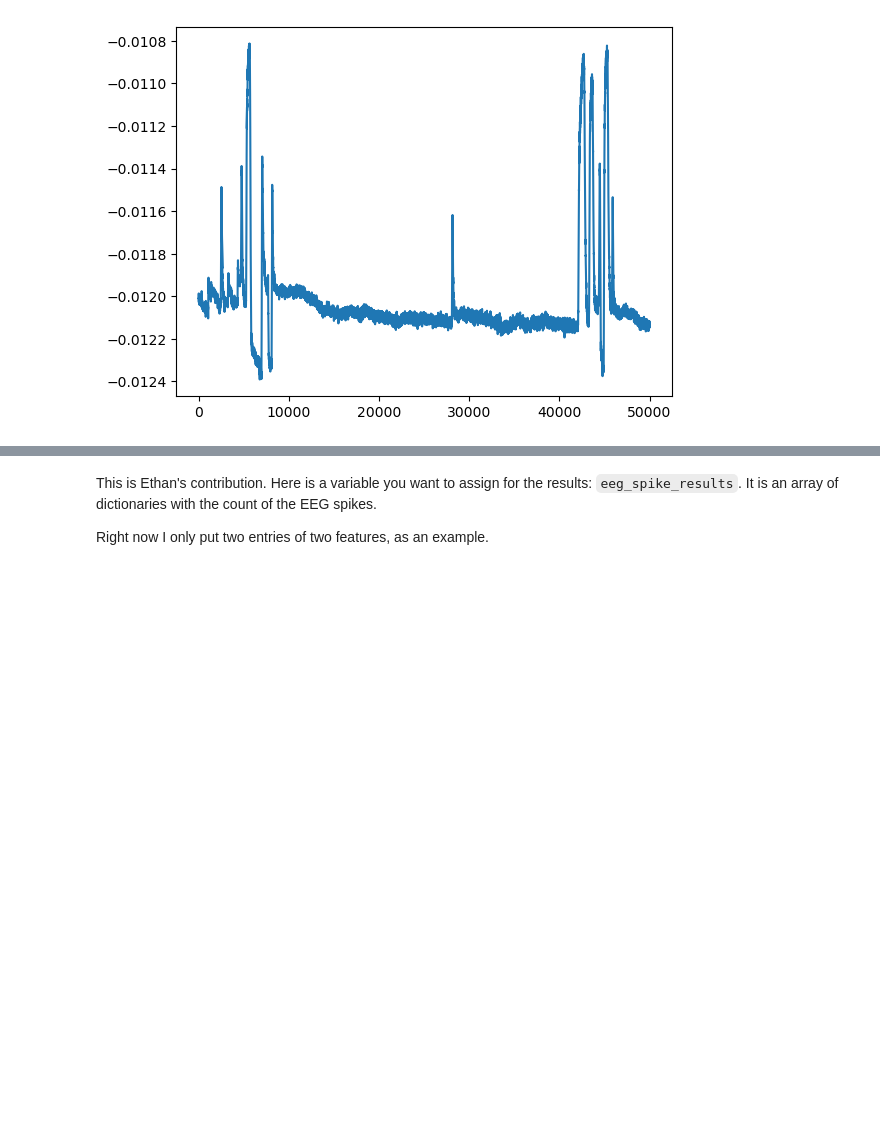
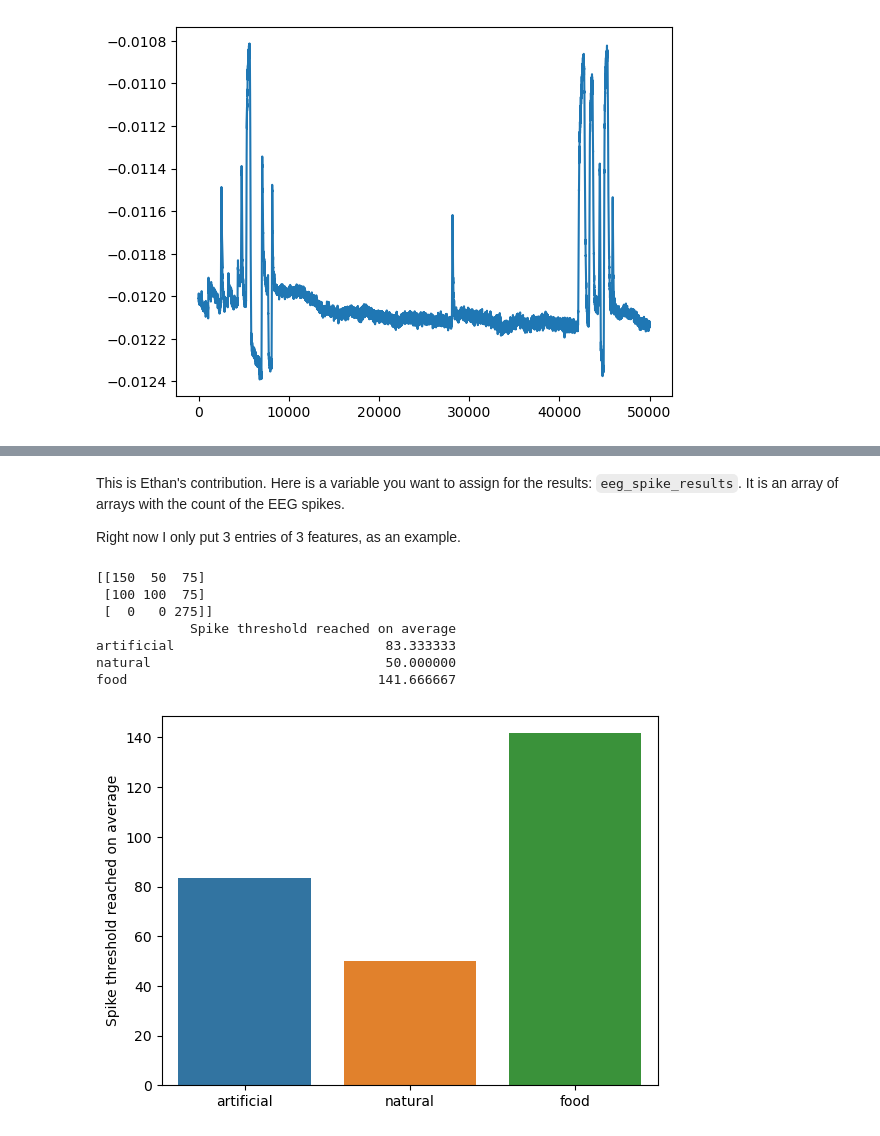
Before and after one commit to StoneT2000/COGS189Project, a Jupyter notebook: notebooks/Stone_EDA.ipynb, the cells around one changed output, grey strips where cells are left out. Drawn from its saved outputs; the diff is of its cells as text; code cells hidden in the pictures; blank space fills up the shorter version.

Commit message:
Add graph

```diff
--- a/notebooks/Stone_EDA.ipynb
+++ b/notebooks/Stone_EDA.ipynb
@@ -80,6 +81,28 @@ NameError: name 'bv' is not defined
 # %% [markdown]
-This is Ethan's contribution. Here is a variable you want to assign for the results: `eeg_spike_results`. It is an array of dictionaries with the count of the EEG spikes.
+This is Ethan's contribution. Here is a variable you want to assign for the results: `eeg_spike_results`. It is an array of arrays with the count of the EEG spikes.
 
-Right now I only put two entries of two features, as an example.
+Right now I only put 3 entries of 3 features, as an example.
 # %%
-eeg_spike_results = [{"artificial": 150, "natural": 50}, {"artificial": 100, "natural": 100}]
+eeg_categories = ["artificial", "natural", "food"]
+eeg_spike_results = np.array([[150, 50, 75], [100, 100, 75], [0, 0, 275]])
+eeg_spike_avg = []
+
+print(eeg_spike_results)
+
+# take the average of each column
+for i in range(len(eeg_spike_results)):
+    eeg_spike_avg.append(np.mean(eeg_spike_results[:, i]))
+
+eeg_df = pd.DataFrame(data = np.array(eeg_spike_avg).transpose(), index = eeg_categories, columns = ["Spike threshold reached on average"])
+print(eeg_df)
+
+plot_results = sns.barplot(x = eeg_df.index, y = eeg_df["Spike threshold reached on average"])
+# %% [output]
+[[150  50  75]
+ [100 100  75]
+ [  0   0 275]]
+            Spike threshold reached on average
+artificial                           83.333333
+natural                              50.000000
+food                                141.666667
+[figure, added]
```
Also changed, not shown: parts of 4 cells of this notebook, 1 other file.
